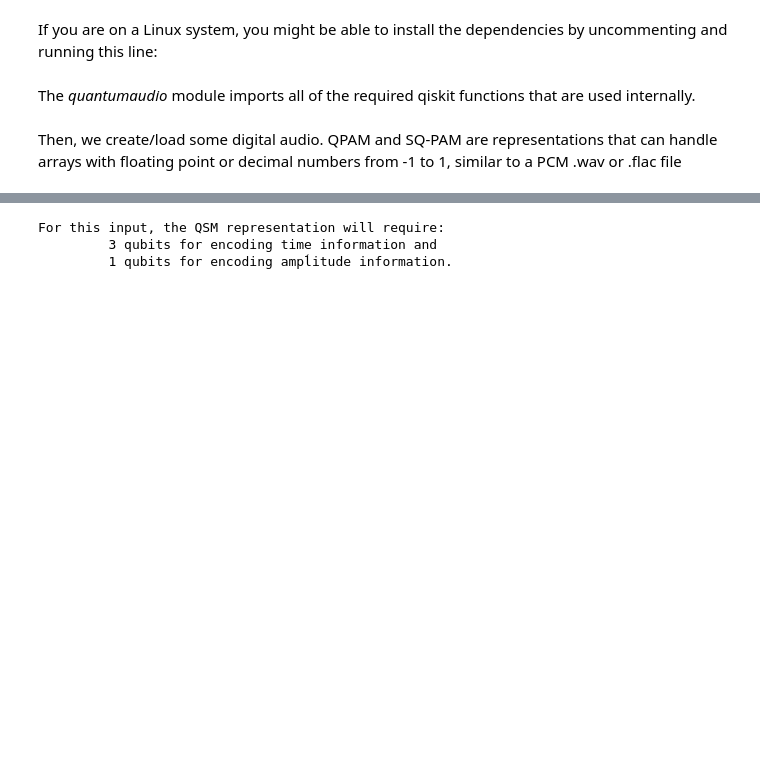
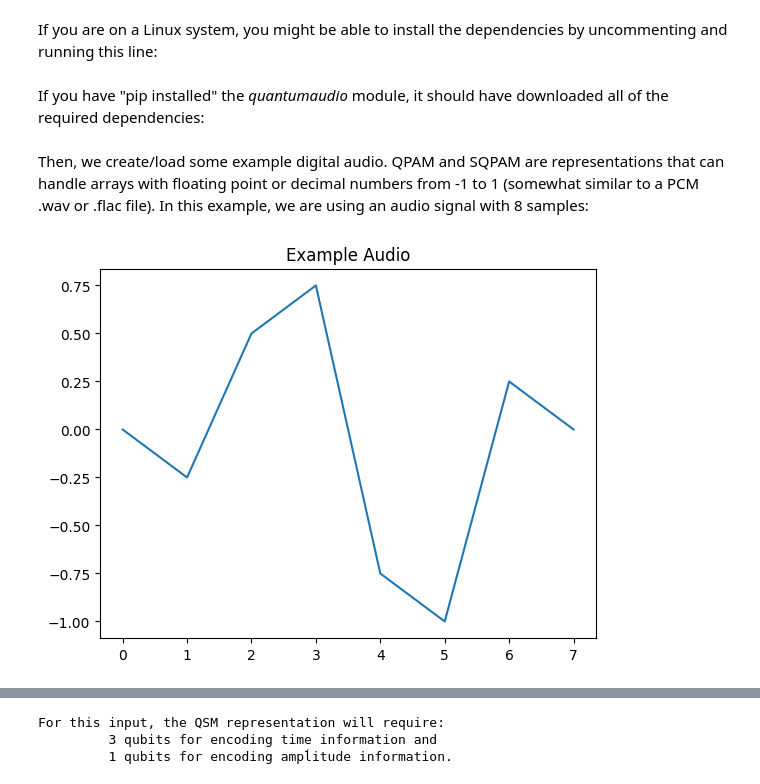
Before and after one commit to iccmr-quantum/quantumaudio, a Jupyter notebook: Quantum Audio Module.ipynb, the cells around one changed output, grey strips where cells are left out. Saved outputs shown, nothing was run; the diff lists cells and outputs as text; code cells hidden in the pictures; blank space fills up the shorter version.

```diff
--- a/Quantum Audio Module.ipynb
+++ b/Quantum Audio Module.ipynb
@@ -22,4 +24,4 @@ If you are on a Linux system, you might be able to install the dependencies by u
 # %%
 # !pip3 install numpy matplotlib ipython bitstring qiskit
 # %% [markdown]
-The *quantumaudio* module imports all of the required qiskit functions that are used internally.
+If you have "pip installed" the *quantumaudio* module, it should have downloaded all of the required dependencies:
@@ -30,4 +34,11 @@ import matplotlib.pyplot as plt
 from qiskit import QuantumCircuit, QuantumRegister, ClassicalRegister, Aer, execute
 from qiskit.visualization import plot_histogram
 # %% [markdown]
-Then, we create/load some digital audio. QPAM and SQ-PAM are representations that can handle arrays with floating point or decimal numbers from -1 to 1, similar to a PCM .wav or .flac file
+Then, we create/load some example digital audio. QPAM and SQPAM are representations that can handle arrays with floating point or decimal numbers from -1 to 1 (somewhat similar to a PCM .wav or .flac file). In this example, we are using an audio signal with 8 samples:
+# %%
+digital_audio = np.array([0., -0.25, 0.5 , 0.75,  -0.75  ,  -1.,  0.25 ,  0.])
+plt.plot(digital_audio)
+plt.title("Example Audio")
+plt.show()
+# %% [output]
+[figure, added]
```
Also changed, not shown: parts of 37 cells of this notebook, 3 other files.
